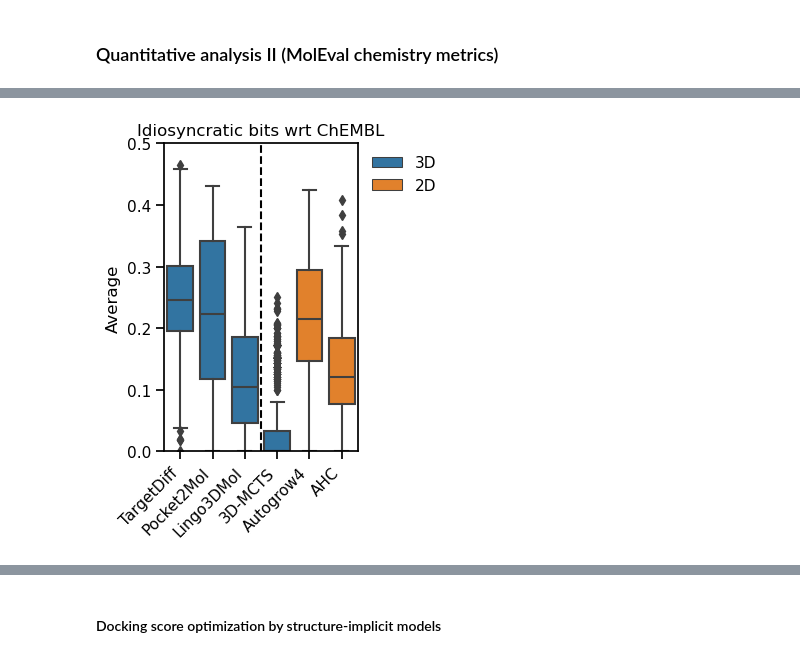
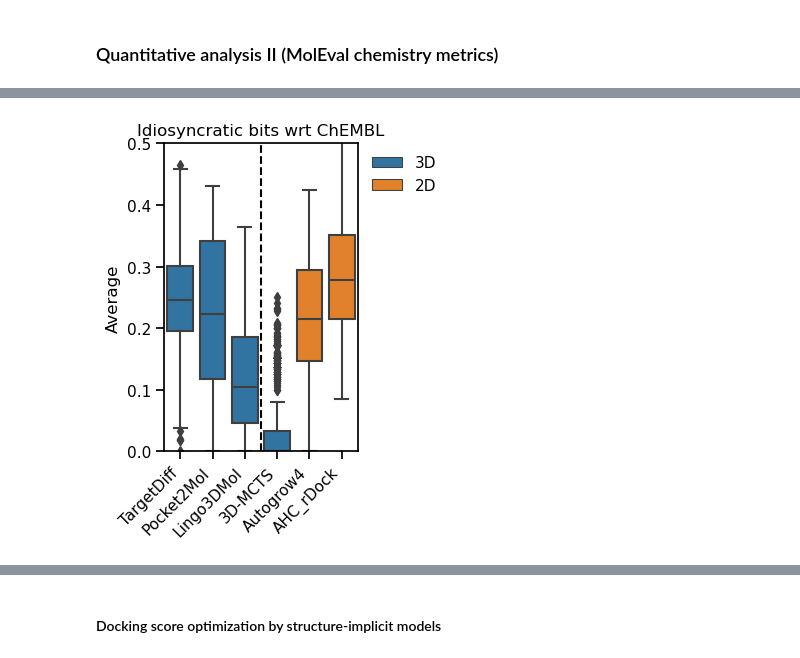
Before and after one commit to MorganCThomas/Cheminformantics, a Jupyter notebook: structure_aware_generative_molecular_design_from_2D_or_3D/analysis.ipynb, the cells around one changed output, grey strips where cells are left out. Cells and saved outputs as stored; diff of their text form; code cells hidden in the pictures.

```diff
--- a/structure_aware_generative_molecular_design_from_2D_or_3D/analysis.ipynb
+++ b/structure_aware_generative_molecular_design_from_2D_or_3D/analysis.ipynb
@@ -473,29 +477,29 @@ plt.legend(title='', frameon=False, loc='center left', bbox_to_anchor=(1, 0.9));
 # %%
 # ----- Outlier bits -----
 fig = plt.figure(figsize=(2.5, 4))
 
 sns.boxplot(
     me_results.loc[
       me_results.metric.isin(['OutlierBits_test'])
     ].explode('dist'),
     x='model',
     y='dist',
     hue='dim',
     dodge=False,
-    order=names[:-1] # To plot AHC_rDock remove [:-1]
+    order=["TargetDiff", "Pocket2Mol", "Lingo3DMol", "3D-MCTS", "Autogrow4", "AHC_rDock"] #names[:-1] # To plot AHC_rDock remove [:-1]
 )
 
 plt.xlabel('');
 plt.ylabel('Average')
 plt.title('Idiosyncratic bits wrt ChEMBL')
 plt.xticks(rotation=45, ha='right');
 plt.vlines(x=2.5, ymin=0, ymax=0.5, ls='--', color='k')
 plt.ylim(0, 0.5)
 
 plt.legend(title='', frameon=False, loc='center left', bbox_to_anchor=(1, 0.9));
 #plt.savefig('figures/me_outliers.png', dpi=600, bbox_inches='tight')
 # %% [output]
-[figure, old version]
+[figure, new version]
 # %%
 # ----- DRD2 SNN's -----
 fig = plt.figure(figsize=(2.5, 4))
```
Also changed, not shown: parts of 5 cells of this notebook, 54 other files.
